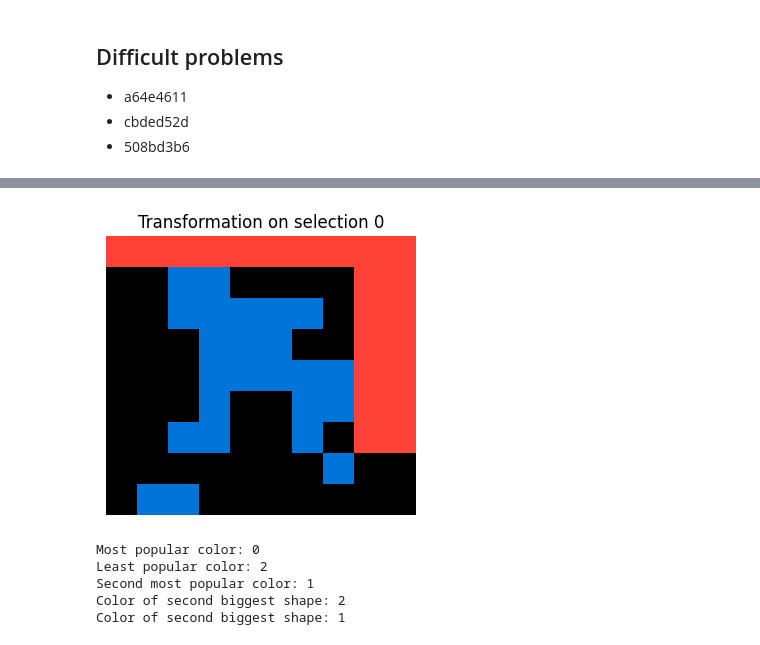
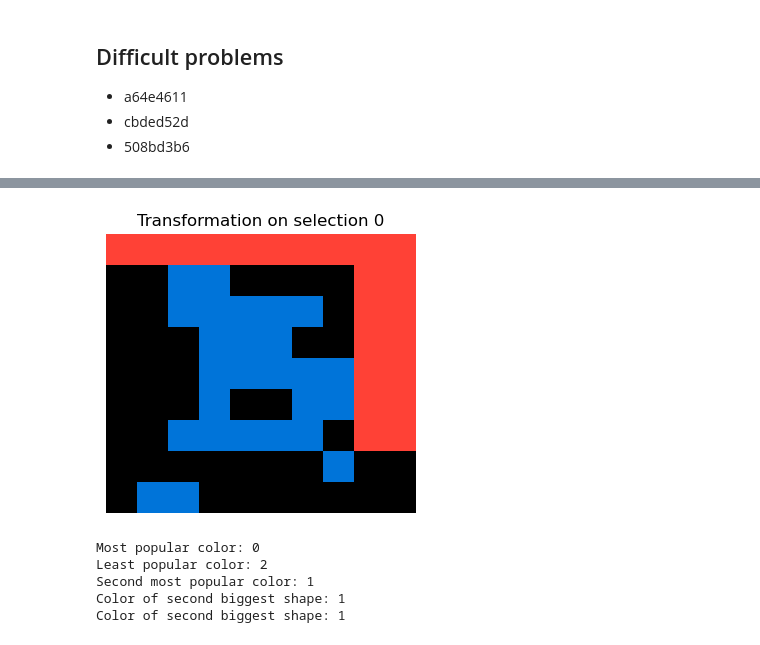
Before and after one commit to francescobraicovich/ARC2, a Jupyter notebook: code/exploration.ipynb, the cells around one changed output, grey strips where cells are left out. Cells and saved outputs as stored; diff of their text form; code cells hidden in the pictures.

```diff
--- a/code/exploration.ipynb
+++ b/code/exploration.ipynb
@@ -35,19 +35,19 @@ Challenge key: 50cb2852
 # %%
 arr = np.array([
        [2, 2, 2, 2, 2, 2, 2, 2, 2, 2],
        [0, 0, 1, 1, 0, 0, 0, 0, 2, 2],
        [0, 0, 1, 1, 1, 1, 1, 0, 2, 2],
        [0, 0, 0, 1, 1, 1, 0, 0, 2, 2],
        [0, 0, 0, 1, 1, 1, 1, 1, 2, 2],
        [0, 0, 0, 1, 0, 0, 1, 1, 2, 2],
-       [0, 0, 1, 1, 0, 0, 1, 0, 2, 2],
+       [0, 0, 1, 1, 1, 1, 1, 0, 2, 2],
        [0, 0, 0, 0, 0, 0, 0, 1, 0, 0],
        [0, 1, 1, 0, 0, 0, 0, 0, 0, 0]])
 
 # plot the array as an image
 plot_grid(arr)
 # %% [output]
-[figure, old version]
+[figure, new version]
 # %%
 from dsl.color_select import ColorSelector
 
@@ -70,8 +70,8 @@ print(f'Color of second biggest shape: {color_of_second_biggest_shape}')
 Most popular color: 0
 Least popular color: 2
 Second most popular color: 1
-Color of second biggest shape: 2
 Color of second biggest shape: 1
+Color of second biggest shape: 1
 # %%
 from dsl.select import Selector
 from dsl.utilities.plot import plot_selection
```
Also changed, not shown: parts of 7 cells of this notebook.
